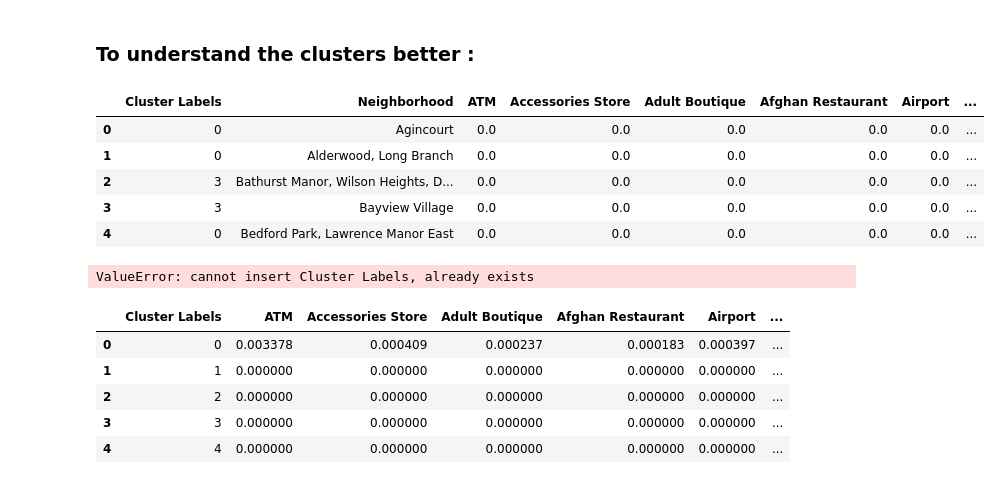
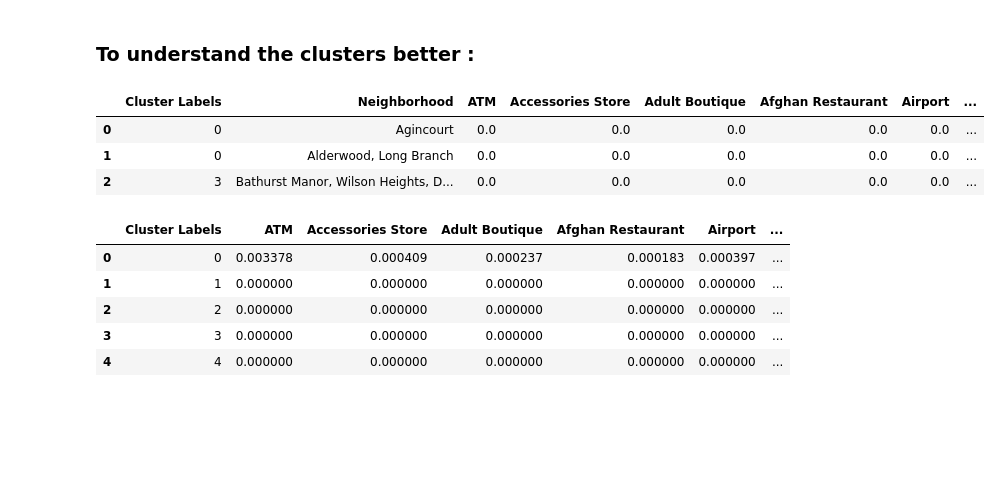
Before and after one commit to Ashish-3/Neighbourhood-clustering, a Jupyter notebook: Assignment_Neighborhoods_in_Toronto.ipynb, the cells around one changed output. Drawn from its saved outputs; the diff is of its cells as text; code cells hidden in the pictures; blank space fills up the shorter version.

```diff
--- a/Assignment_Neighborhoods_in_Toronto.ipynb
+++ b/Assignment_Neighborhoods_in_Toronto.ipynb
@@ -17,7 +17,7 @@ from sklearn.cluster import KMeans
 import matplotlib.cm as cm
 import matplotlib.colors as colors
 
-pd.set_option('display.max_rows', 500)
+pd.set_option('display.max_rows', 20)
 pd.set_option('display.max_columns', 500)
 # %% [markdown]
 ### Scrapping the wikipedia page
@@ -178,8 +143,8 @@ map_toronto
 ### Using Foursquare to explore Toronto
 # %%
 # Initializing credentials
-CLIENT_ID = 'HIDDEN' # your Foursquare ID
-CLIENT_SECRET = 'HIDDEN' # your Foursquare Secret
+CLIENT_ID = 'CZJO55520LD2MI1A2B35MPL1MW4KHR2LW5ICVW0YUAFWETFT' # your Foursquare ID
+CLIENT_SECRET = 'CO5DY3NERSOFJKN1QTGFGOYGHR2KDIPDAOGTMW40VFDOWU31' # your Foursquare Secret
 VERSION = '20180605' # Foursquare API version
 
 print('Your credentails:')
@@ -519,19 +447,15 @@ map_clusters
 ### To understand the clusters better :
 # %%
 toronto_clusters=toronto_grouped
-toronto_clusters.head()
+toronto_clusters.head(3)
 # %% [output]
 |  | Cluster Labels | Neighborhood | ATM | Accessories Store | Adult Boutique | Afghan Restaurant | Airport | ... |
 | 0 | 0 | Agincourt | 0.0 | 0.0 | 0.0 | 0.0 | 0.0 | ... |
 | 1 | 0 | Alderwood, Long Branch | 0.0 | 0.0 | 0.0 | 0.0 | 0.0 | ... |
 | 2 | 3 | Bathurst Manor, Wilson Heights, D... | 0.0 | 0.0 | 0.0 | 0.0 | 0.0 | ... |
-| 3 | 3 | Bayview Village | 0.0 | 0.0 | 0.0 | 0.0 | 0.0 | ... |
-| 4 | 0 | Bedford Park, Lawrence Manor East | 0.0 | 0.0 | 0.0 | 0.0 | 0.0 | ... |
 # %%
 # add clustering labels
 toronto_clusters.insert(0, 'Cluster Labels', kmeans.labels_)
-# %% [output]
-ValueError: cannot insert Cluster Labels, already exists
 # %%
 toronto_clusters = toronto_clusters.groupby('Cluster Labels').mean().reset_index()
 toronto_clusters
```
Also changed, not shown: parts of 8 cells of this notebook.
